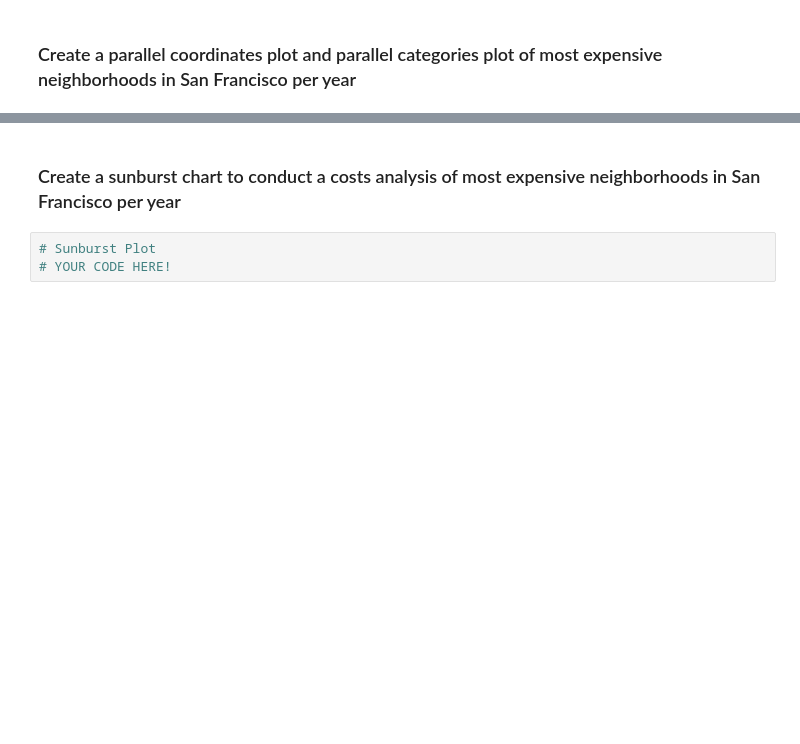
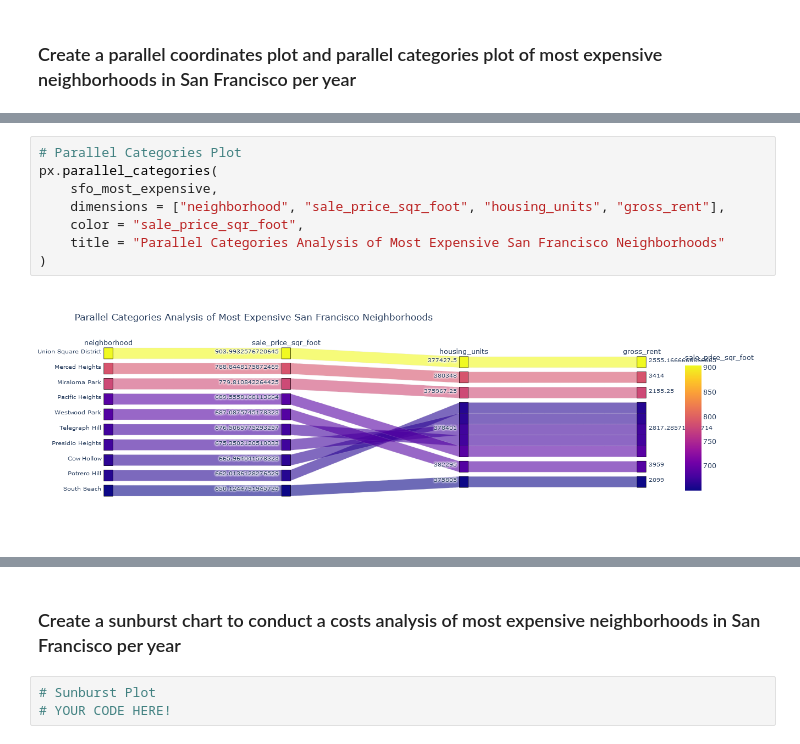
Before and after one commit to vweinblatt123/HW6-Pythonic-Monopoly, a Jupyter notebook: rental_analysis.ipynb, the cells around one changed output, grey strips where cells are left out. Drawn from its saved outputs; the diff is of its cells as text; blank space fills up the shorter version.

```diff
--- a/rental_analysis.ipynb
+++ b/rental_analysis.ipynb
@@ -373,0 +371,10 @@ df_expensive_neighborhoods_per_year.head()
+# %%
+# Parallel Categories Plot
+px.parallel_categories(
+    sfo_most_expensive,
+    dimensions = ["neighborhood", "sale_price_sqr_foot", "housing_units", "gross_rent"],
+    color = "sale_price_sqr_foot",
+    title = "Parallel Categories Analysis of Most Expensive San Francisco Neighborhoods"
+)
+# %% [output]
+[figure, added]
```
Also changed, not shown: parts of 6 cells of this notebook.
